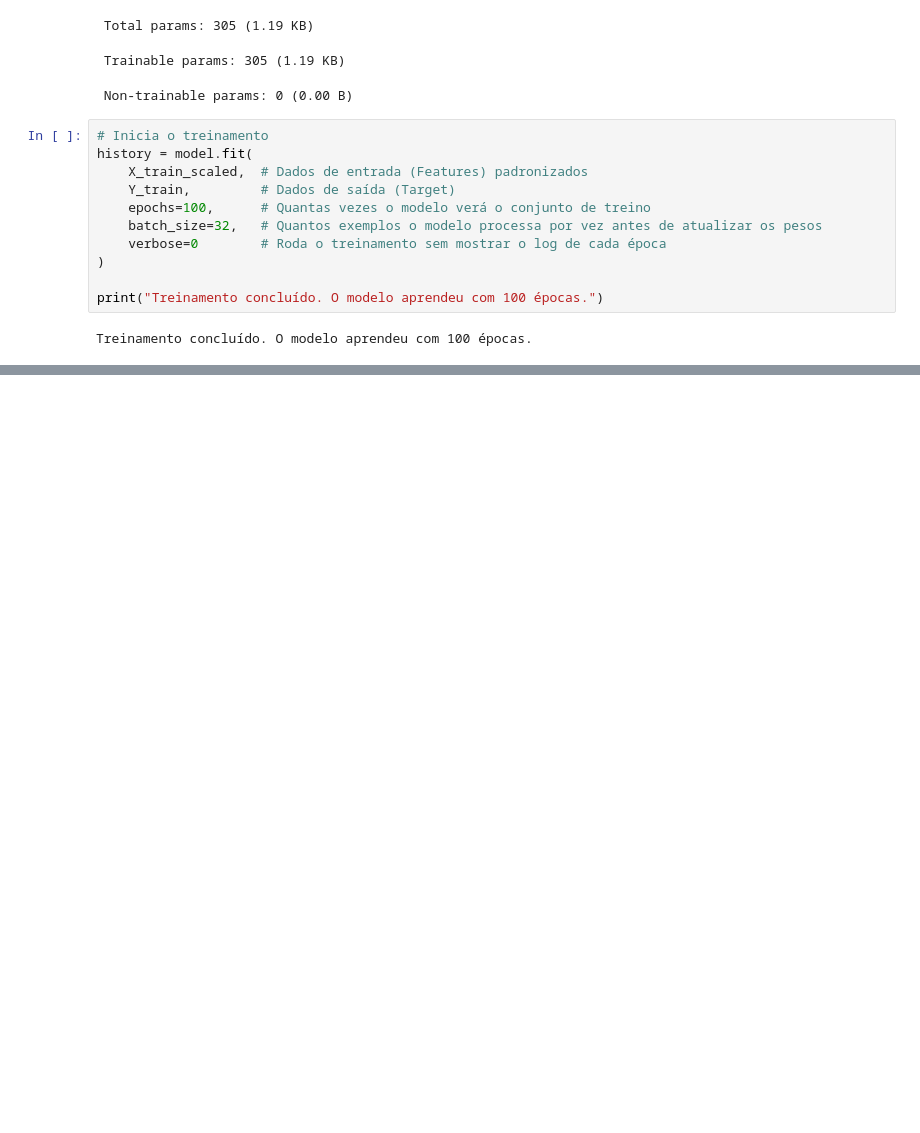
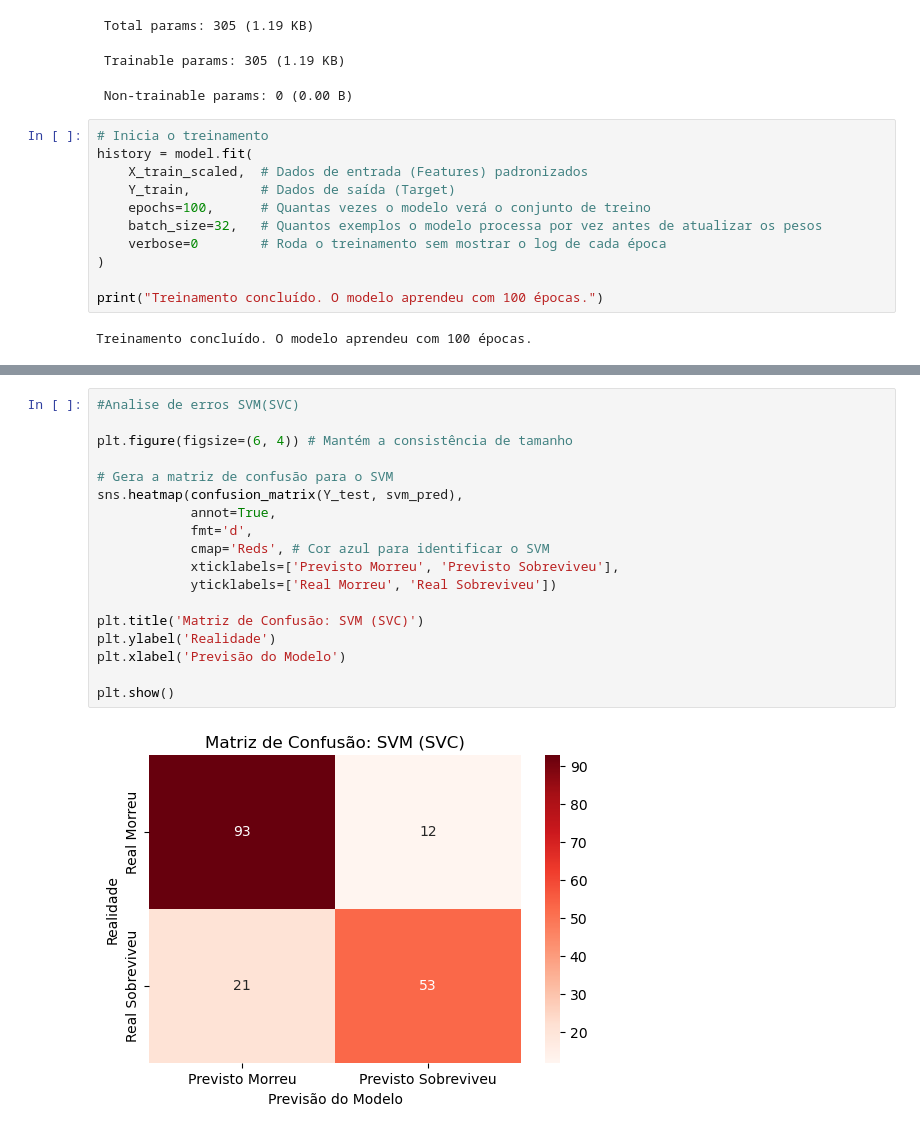
Before and after one commit to HenriqueMonteiro-cell/titanic-deep-learning, a Jupyter notebook: ProjetoIaTitanicKeras.ipynb, the cells around one changed output, grey strips where cells are left out. Cells and saved outputs as stored; diff of their text form; blank space fills up the shorter version.

```diff
--- a/ProjetoIaTitanicKeras.ipynb
+++ b/ProjetoIaTitanicKeras.ipynb
@@ -371,0 +392,20 @@ weighted avg       0.80      0.80      0.80       179
+# %%
+#Analise de erros SVM(SVC)
+
+plt.figure(figsize=(6, 4)) # Mantém a consistência de tamanho
+
+# Gera a matriz de confusão para o SVM
+sns.heatmap(confusion_matrix(Y_test, svm_pred),
+            annot=True,
+            fmt='d',
+            cmap='Reds', # Cor azul para identificar o SVM
+            xticklabels=['Previsto Morreu', 'Previsto Sobreviveu'],
+            yticklabels=['Real Morreu', 'Real Sobreviveu'])
+
+plt.title('Matriz de Confusão: SVM (SVC)')
+plt.ylabel('Realidade')
+plt.xlabel('Previsão do Modelo')
+
+plt.show()
+# %% [output]
+[figure, added]
```
Also changed, not shown: parts of 10 cells of this notebook.
